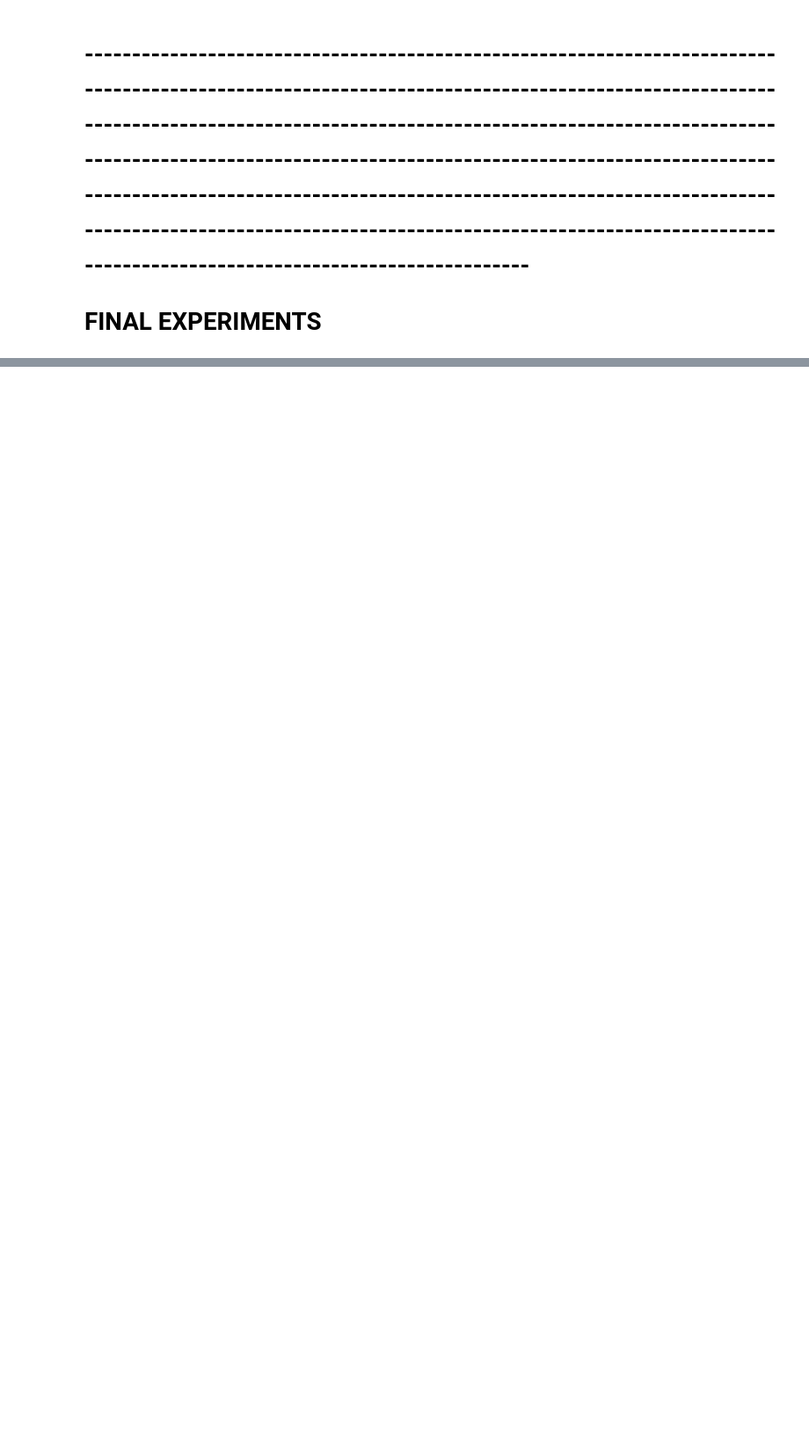
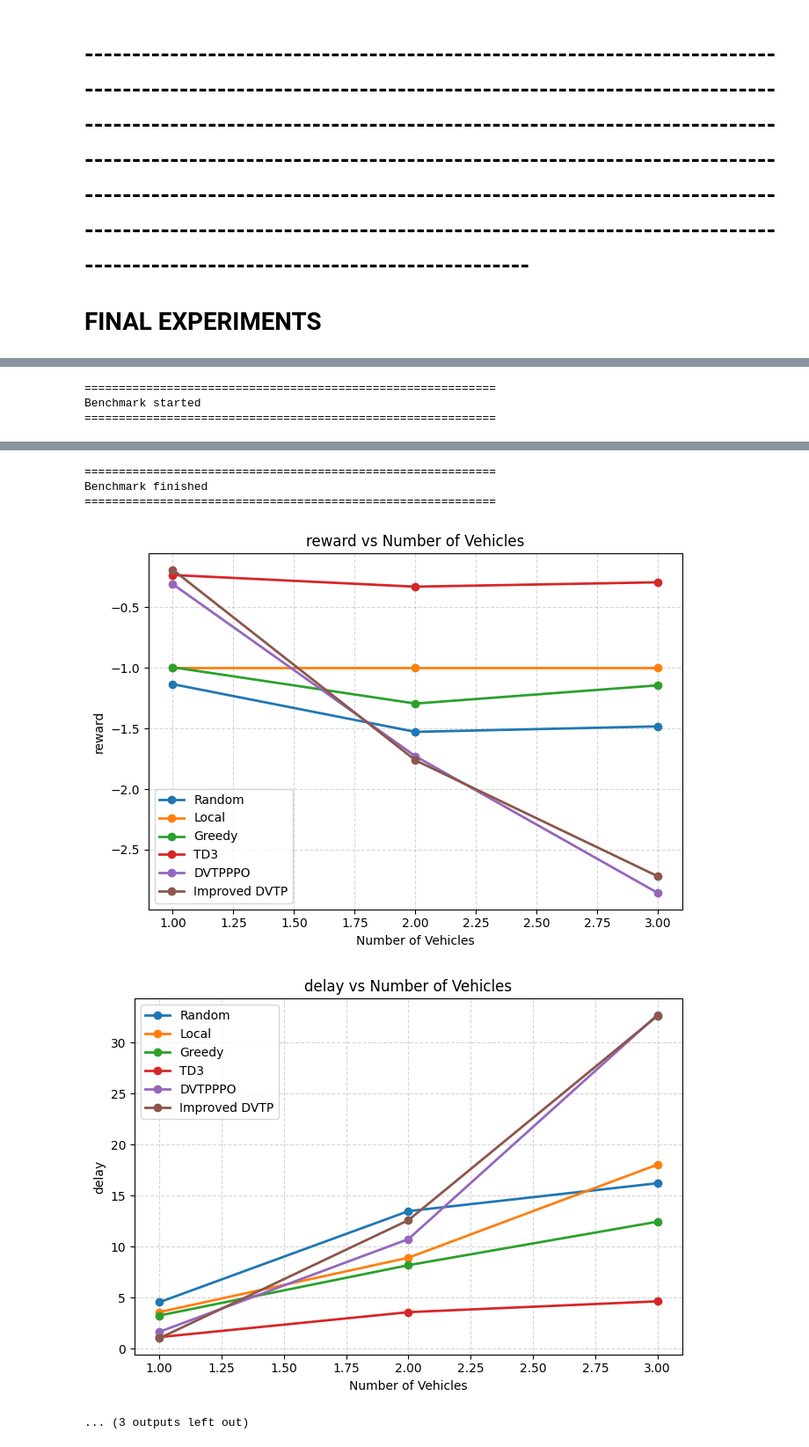
Before and after one commit to JavadiSM/paper-replication, a Jupyter notebook: 10.1109/experiments.ipynb, the cells around one changed output, grey strips where cells are left out. Shown at 88% size. Cells and saved outputs as stored; diff of their text form; code cells hidden in the pictures; blank space fills up the shorter version.

```diff
--- a/10.1109/experiments.ipynb
+++ b/10.1109/experiments.ipynb
@@ -316,21 +405,6 @@ def evaluate_all_algorithms(
     print("=" * 60)
 
     return pd.DataFrame(rows)
-# %%
-df = evaluate_all_algorithms(
-
-    num_ve=5,
-    num_ves=1,
-    num_nodes=5,
-
-    max_steps=10,
-
-    num_learn=10,
-
-    num_eval_episodes=1,
-)
-
-print(df)
 # %%
 import numpy as np
 import pandas as pd
@@ -404,5 +632,5 @@ def plot_benchmark_sweep(
 # %%
-ve_list = [2, 4]
+ve_list = [1, 2, 3, 4]
 
 dfs = []
 
@@ -410,9 +638,9 @@ for ve in ve_list:
     df = evaluate_all_algorithms(
         num_ve=ve,
         num_ves=1,
-        num_nodes=5,
-        max_steps=10,
-        num_learn=10,
+        num_nodes=15,
+        max_steps=10_000,
+        num_learn=10_000,
         num_eval_episodes=1,
     )
     dfs.append(df)
@@ -425,3 +684,25 @@ plot_benchmark_sweep(
 # %% [markdown]
 # -----------------------------------------------------------------------------------------------------------------------------------------------------------------------------------------------------------------------------------------------------------------------------------------------------------------------------------------------------------------------------------------------------------------------------------------------------------------------------------------------------
 # FINAL EXPERIMENTS
+# %%
+ve_list = [1,2,3]
+
+dfs = []
+
+for ve in ve_list:
+    df = evaluate_all_algorithms(
+        num_ve=ve,
+        num_ves=1,
+        num_nodes=10,
+        max_steps=2_000,
+        num_learn=2_000,
+        num_eval_episodes=1,
+    )
+    dfs.append(df)
+
+plot_benchmark_sweep(
+    dfs=dfs,
+    x_values=ve_list,
+    x_label="Number of Vehicles"
+)
+# %% [output]
@@ -427,0 +710,3 @@ plot_benchmark_sweep(
+============================================================
+Benchmark started
+============================================================
@@ -428 +730,7 @@ plot_benchmark_sweep(
+============================================================
+Benchmark finished
+============================================================
+[figure, added]
+[figure, added]
+... (3 outputs left out)
 # %%
```
Also changed, not shown: parts of 11 cells of this notebook, 8 other files.
